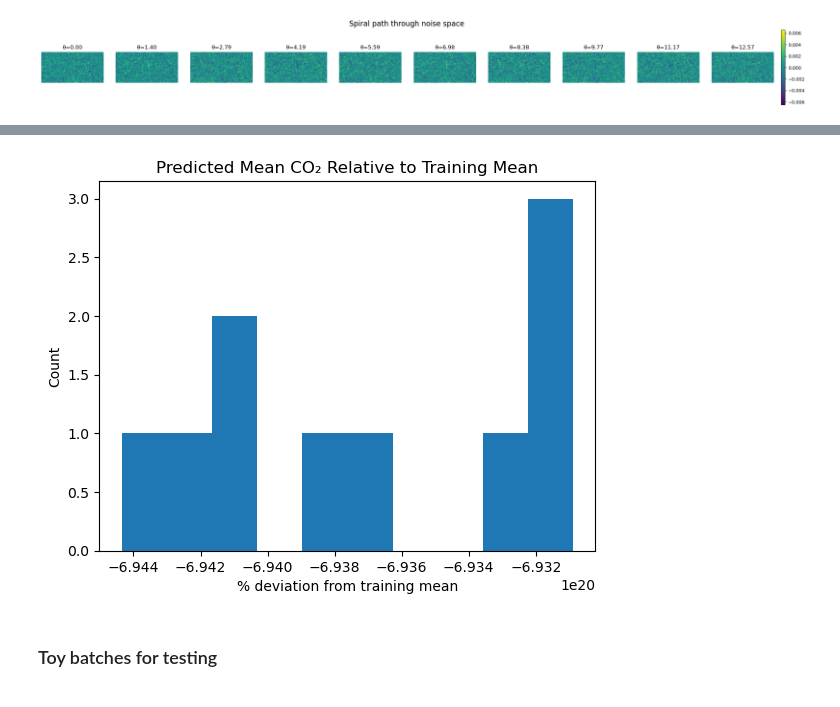
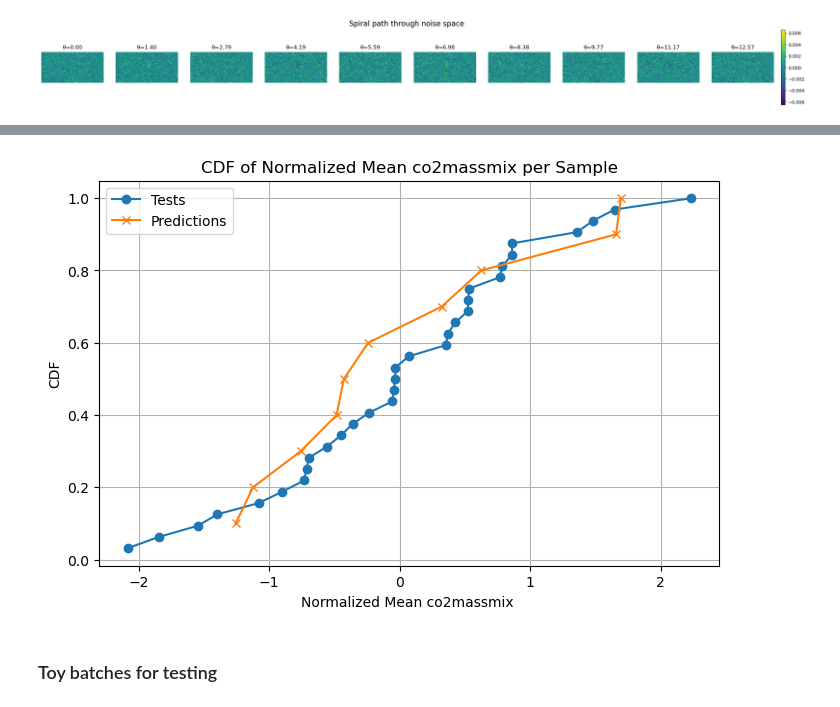
Before and after one commit to vitusbenson/neural_transport, a Jupyter notebook: neural_transport/flowmatching_dev/testScript.ipynb, the cells around one changed output, grey strips where cells are left out. Drawn from its saved outputs; the diff is of its cells as text; code cells hidden in the pictures.

```diff
--- a/neural_transport/flowmatching_dev/testScript.ipynb
+++ b/neural_transport/flowmatching_dev/testScript.ipynb
@@ -1693,9 +1705,0 @@ plt.show()
-# %%
-pred_rel = (pred_flat - train_flat.mean()) / train_flat.mean() * 100  # % deviation
-plt.hist(pred_rel, bins=10)
-plt.xlabel("% deviation from training mean")
-plt.ylabel("Count")
-plt.title("Predicted Mean CO₂ Relative to Training Mean")
-plt.show()
-# %% [output]
-[figure, removed]
@@ -1702,3 +1787,13 @@ plt.show()
+# %%
+out_dir = "/Net/Groups/BGI/work_5/CO2_diffusion/neural_transport/neural_transport/flowmatching_dev"
+
+plot_sample_cdf(ds_all, out_dir, tests=batch_val,
+                    varnames=["co2massmix"], avg_over_levels=True,
+                    normalize=True,
+                    center_to_test_mean=False,
+                    imgformats=["pdf"])
+# %% [output]
+[figure, added]
 # %% [markdown]
 ### Toy batches for testing
 # %%
```
Also changed, not shown: parts of 20 cells of this notebook, 6 other files.
